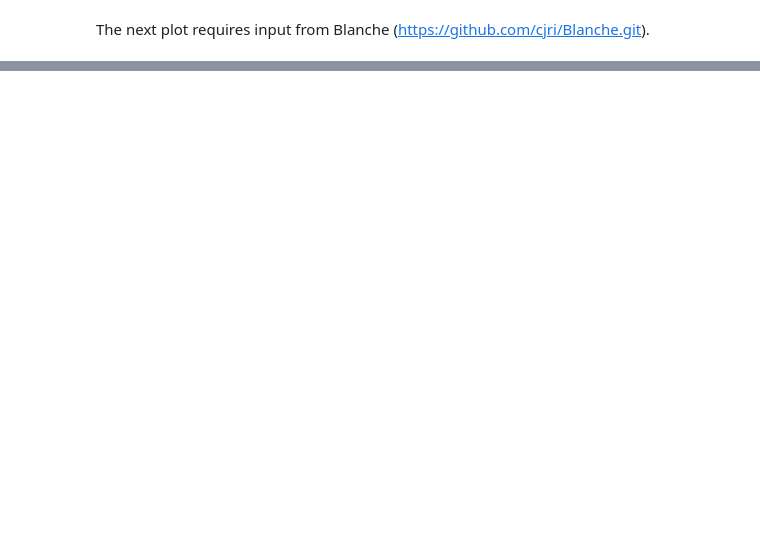
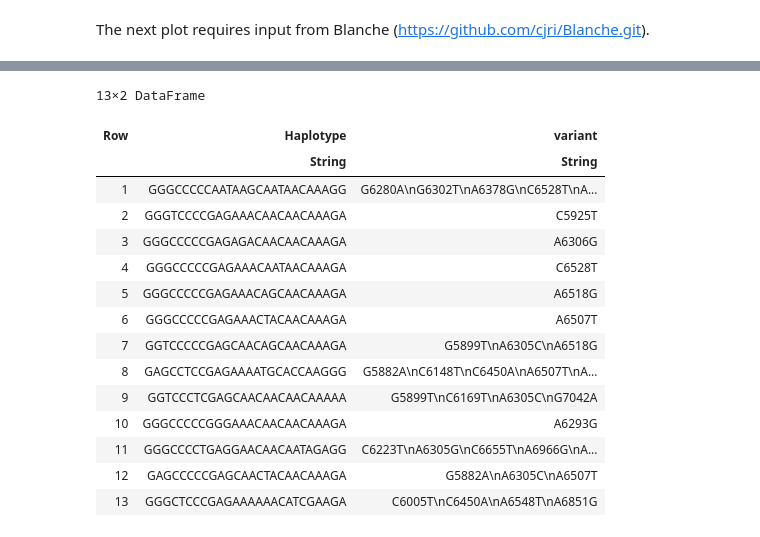
Before and after one commit to ewanwsmith/RSV_haplotype_reconstruction, a Jupyter notebook: src/haplotypes.ipynb, the cells around one changed output, grey strips where cells are left out. Cells and saved outputs as stored; diff of their text form; code cells hidden in the pictures; blank space fills up the shorter version.

```diff
--- a/src/haplotypes.ipynb
+++ b/src/haplotypes.ipynb
@@ -594,0 +742,47 @@ grouped_haps
+# %%
+# create dataframe of variant positions per haplotype
+
+# Melt the DataFrame to long format, excluding `locus` and `consensus_base`
+melted = stack(loci, Not([:locus, :consensus_base]), variable_name=:haplotype, value_name=:variant_base)
+
+# Define a function to check for undesired values
+is_valid_variant(value) = !ismissing(value) && value ≠ "N/A" && value ≠ nothing
+
+# Filter out rows where `variant_base` is missing, "N/A", or nothing
+filtered = filter(row -> is_valid_variant(row.variant_base), melted)
+
+# Select only relevant columns
+variant_loci = filtered[:, [:locus, :consensus_base, :haplotype, :variant_base]]
+
+# Create the 'variant' column by concatenating values
+variant_loci.variant = string.(variant_loci.consensus_base) .* string.(variant_loci.locus) .* string.(variant_loci.variant_base)
+
+# Filter for only helpful columns
+variant_loci = variant_loci[:, [:haplotype, :variant]]
+
+# Group by "haplotype" and concatenate "variant" values with newline separator
+grouped = groupby(variant_loci, :haplotype)
+variant_loci_merged = combine(grouped, :variant => (v -> join(v, "\n")))
+
+# Rename the merged column
+rename!(variant_loci_merged, :variant_function => :variant)
+
+# Rename haplotype column for joining
+rename!(variant_loci_merged, :haplotype => :Haplotype)
+# %% [output]
+13×2 DataFrame
+| Row | Haplotype | variant |
+|  | String | String |
+| 1 | GGGCCCCCAATAAGCAATAACAAAGG | G6280A\nG6302T\nA6378G\nC6528T\nA... |
+| 2 | GGGTCCCCGAGAAACAACAACAAAGA | C5925T |
+| 3 | GGGCCCCCGAGAGACAACAACAAAGA | A6306G |
+| 4 | GGGCCCCCGAGAAACAATAACAAAGA | C6528T |
+| 5 | GGGCCCCCGAGAAACAGCAACAAAGA | A6518G |
+| 6 | GGGCCCCCGAGAAACTACAACAAAGA | A6507T |
+| 7 | GGTCCCCCGAGCAACAGCAACAAAGA | G5899T\nA6305C\nA6518G |
+| 8 | GAGCCTCCGAGAAAATGCACCAAGGG | G5882A\nC6148T\nC6450A\nA6507T\nA... |
+| 9 | GGTCCCTCGAGCAACAACAACAAAAA | G5899T\nC6169T\nA6305C\nG7042A |
+| 10 | GGGCCCCCGGGAAACAACAACAAAGA | A6293G |
+| 11 | GGGCCCCTGAGGAACAACAATAGAGG | C6223T\nA6305G\nC6655T\nA6966G\nA... |
+| 12 | GAGCCCCCGAGCAACTACAACAAAGA | G5882A\nA6305C\nA6507T |
+| 13 | GGGCTCCCGAGAAAAAACATCGAAGA | C6005T\nC6450A\nA6548T\nA6851G |
```
Also changed, not shown: parts of 12 cells of this notebook, 1 other file.
